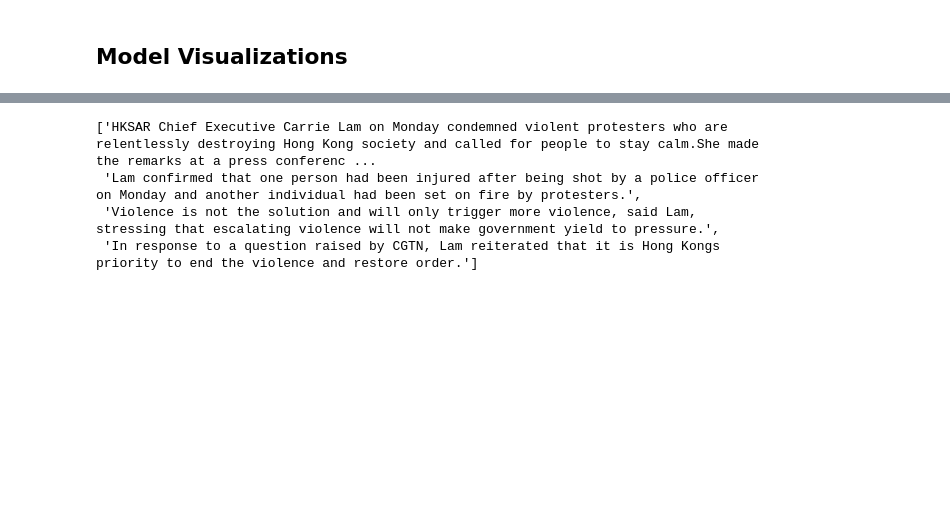
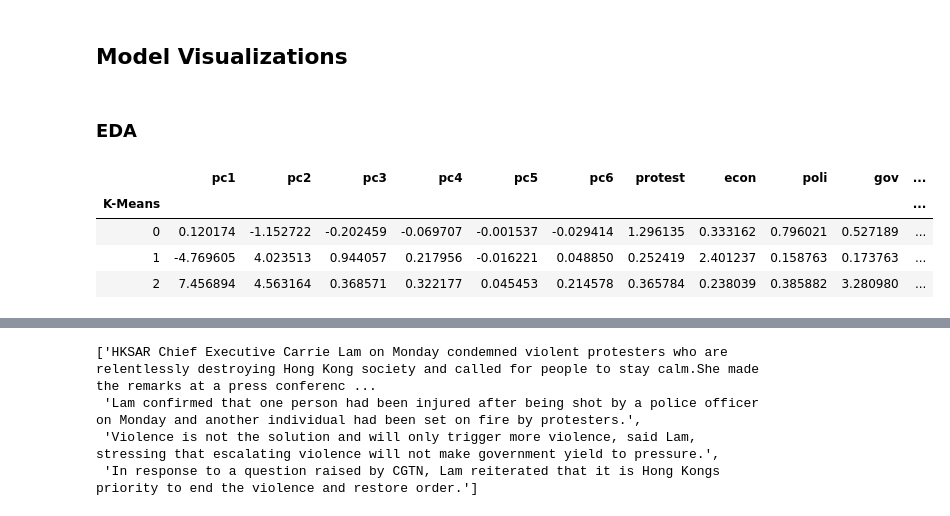
Before and after one commit to wplam107/Final_Project, a Jupyter notebook: clustering_models.ipynb, the cells around one changed output, grey strips where cells are left out. Cells and saved outputs as stored; diff of their text form; code cells hidden in the pictures; blank space fills up the shorter version.

```diff
--- a/clustering_models.ipynb
+++ b/clustering_models.ipynb
@@ -247,6 +257,17 @@ viz_df['Aff. Prop.'] = viz_df['Aff. Prop.'].map(lambda x: round(x)).astype(str)
 file = open('viz_df.p', 'rb')
 viz_df = pickle.load(file)
 file.close()
+# %% [markdown]
+### EDA
+# %%
+# Check clusters
+viz_df.groupby('K-Means').mean()
+# %% [output]
+|  | pc1 | pc2 | pc3 | pc4 | pc5 | pc6 | protest | econ | poli | gov | ... |
+| K-Means |  |  |  |  |  |  |  |  |  |  | ... |
+| 0 | 0.120174 | -1.152722 | -0.202459 | -0.069707 | -0.001537 | -0.029414 | 1.296135 | 0.333162 | 0.796021 | 0.527189 | ... |
+| 1 | -4.769605 | 4.023513 | 0.944057 | 0.217956 | -0.016221 | 0.048850 | 0.252419 | 2.401237 | 0.158763 | 0.173763 | ... |
+| 2 | 7.456894 | 4.563164 | 0.368571 | 0.322177 | 0.045453 | 0.214578 | 0.365784 | 0.238039 | 0.385882 | 3.280980 | ... |
 # %%
 # Find extremes
 group1 = viz_df['total_sentences']
```
Also changed, not shown: parts of 19 cells of this notebook, 2 other files.
